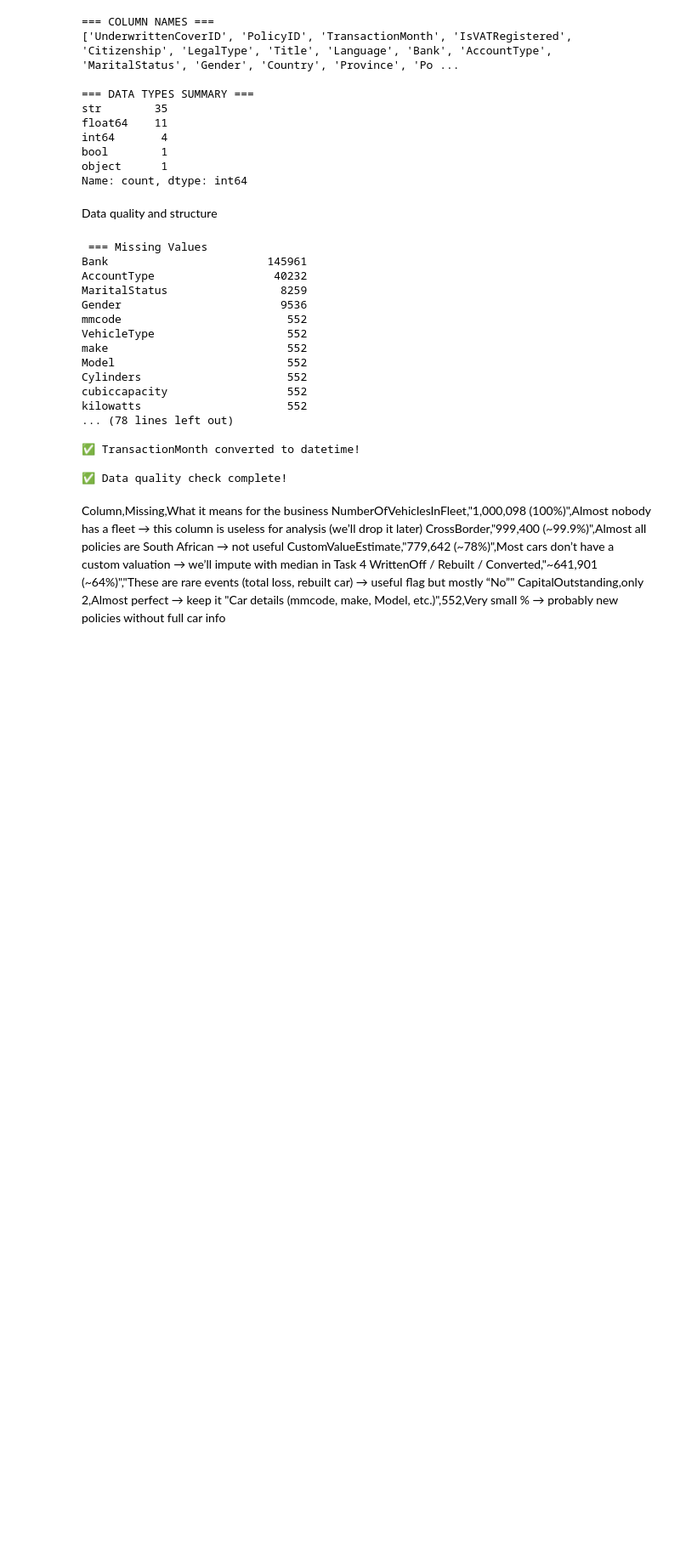
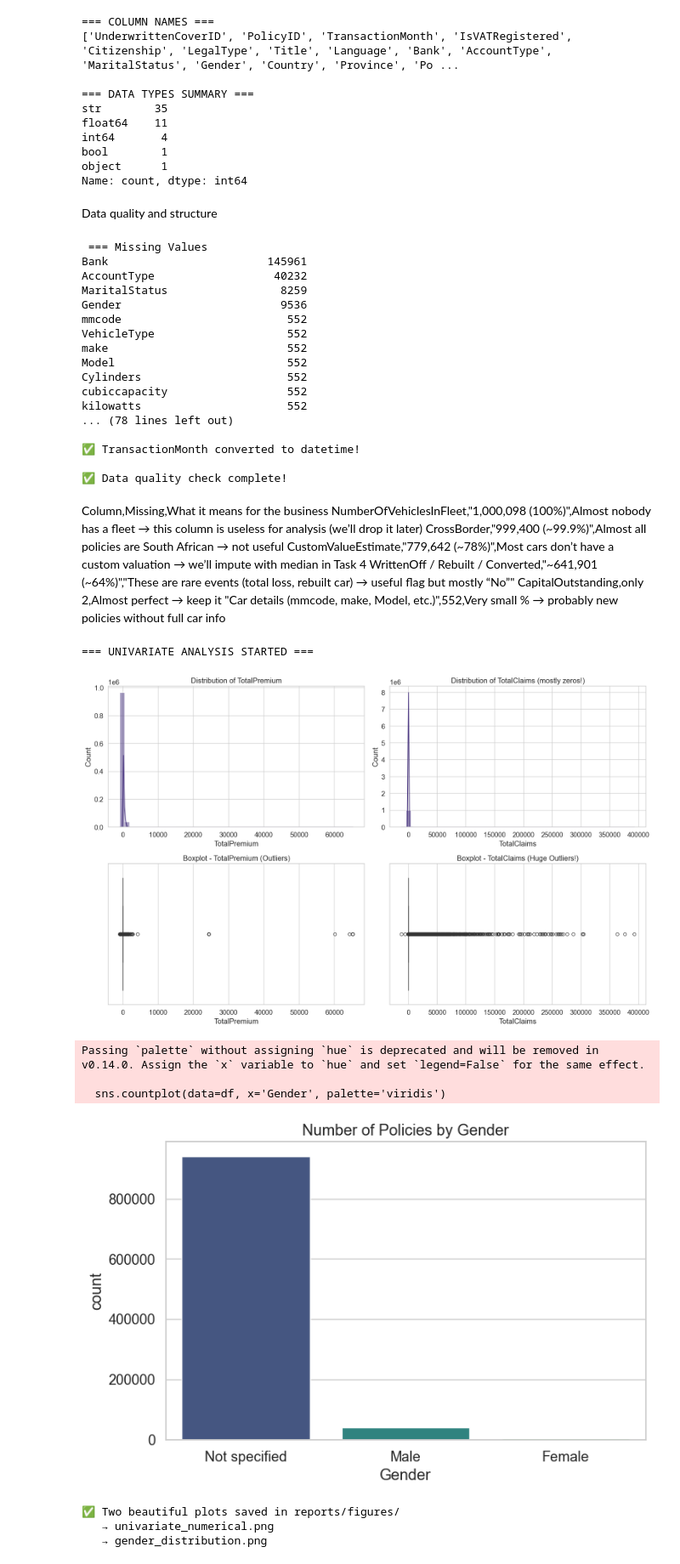
Before and after one commit to Beza-Oriyon/Insurance-risk-analytics, a Jupyter notebook: notebooks/task_1_eda.ipynb, the cells around one changed output. Shown at 85% size. Saved outputs shown, nothing was run; the diff lists cells and outputs as text; code cells hidden in the pictures; blank space fills up the shorter version.

Commit message:
feat: added and explained categorical countplot for Gender (Task 1 univariate)

```diff
--- a/notebooks/task_1_eda.ipynb
+++ b/notebooks/task_1_eda.ipynb
@@ -102,3 +102,48 @@ CustomValueEstimate,"779,642 (~78%)",Most cars don’t have a custom valuation
 WrittenOff / Rebuilt / Converted,"~641,901 (~64%)","These are rare events (total loss, rebuilt car) → useful flag but mostly “No”"
 CapitalOutstanding,only 2,Almost perfect → keep it
 "Car details (mmcode, make, Model, etc.)",552,Very small % → probably new policies without full car info
+# %%
+# ====================== CELL 3: UNIVARIATE ANALYSIS (Distributions) ======================
+import os
+os.makedirs('reports/figures', exist_ok=True)
+print("=== UNIVARIATE ANALYSIS STARTED ===")
+
+# 1. Numerical variables - Histograms + Boxplot (shows outliers)
+fig, axes = plt.subplots(2, 2, figsize=(16, 10))
+
+sns.histplot(df['TotalPremium'], bins=50, kde=True, ax=axes[0,0])
+axes[0,0].set_title('Distribution of TotalPremium')
+
+sns.histplot(df['TotalClaims'], bins=50, kde=True, ax=axes[0,1])
+axes[0,1].set_title('Distribution of TotalClaims (mostly zeros!)')
+
+sns.boxplot(x=df['TotalPremium'], ax=axes[1,0])
+axes[1,0].set_title('Boxplot - TotalPremium (Outliers)')
+
+sns.boxplot(x=df['TotalClaims'], ax=axes[1,1])
+axes[1,1].set_title('Boxplot - TotalClaims (Huge Outliers!)')
+
+plt.tight_layout()
+plt.savefig('reports/figures/univariate_numerical.png', dpi=300, bbox_inches='tight')
+plt.show()
+
+# 2. Categorical example - Gender (very important for hypothesis later)
+plt.figure(figsize=(8,5))
+sns.countplot(data=df, x='Gender', palette='viridis')
+plt.title('Number of Policies by Gender')
+plt.savefig('reports/figures/gender_distribution.png', dpi=300)
+plt.show()
+
+print("✅ Two plots saved in reports/figures/")
+print("   → univariate_numerical.png")
+print("   → gender_distribution.png")
+# %% [output]
+=== UNIVARIATE ANALYSIS STARTED ===
+[figure, added]
+Passing `palette` without assigning `hue` is deprecated and will be removed in v0.14.0. Assign the `x` variable to `hue` and set `legend=False` for the same effect.
+
+  sns.countplot(data=df, x='Gender', palette='viridis')
+[figure, added]
+✅ Two beautiful plots saved in reports/figures/
+   → univariate_numerical.png
+   → gender_distribution.png
```
Also changed, not shown: 2 other files.
